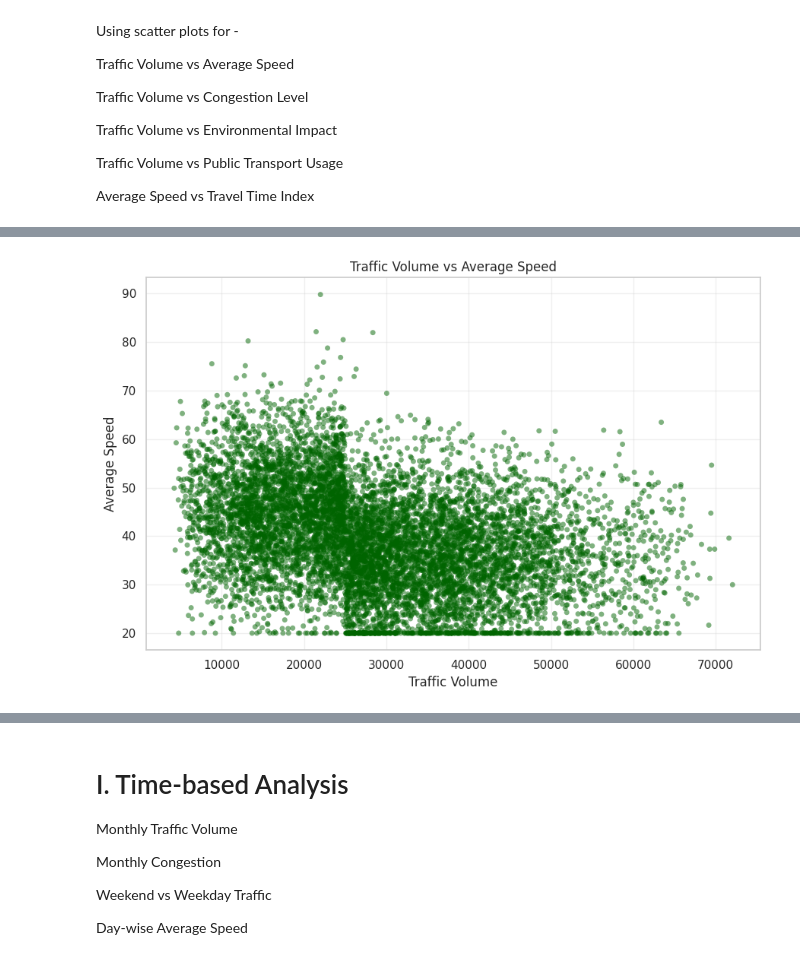
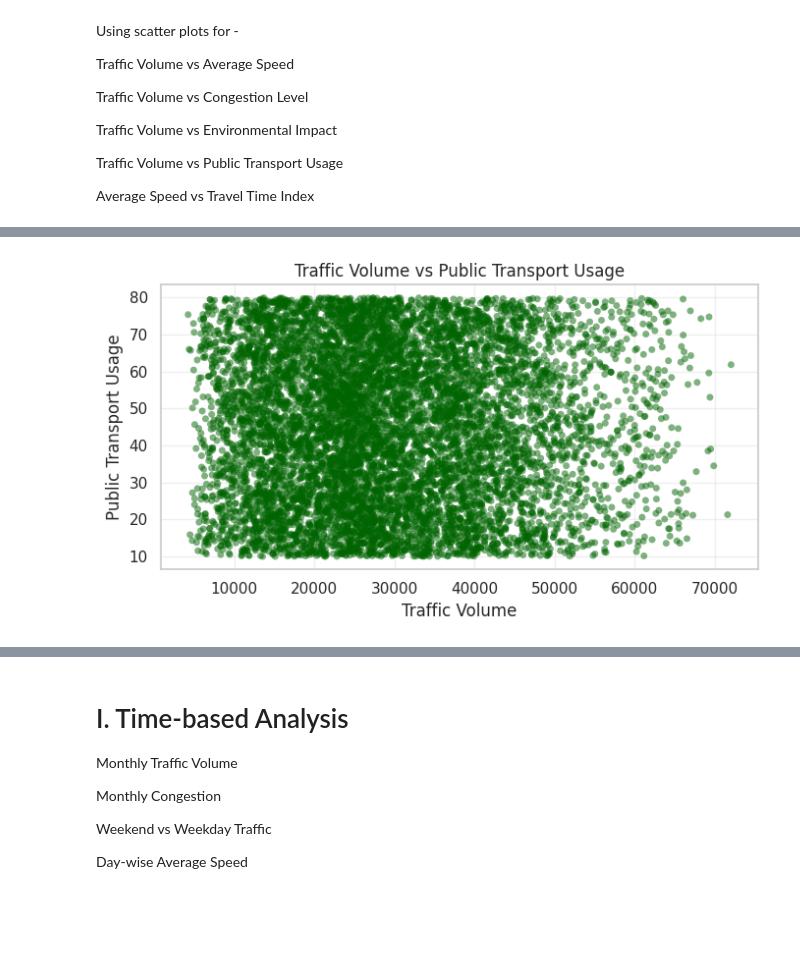
Before and after one commit to RathinG/capstone, a Jupyter notebook: Capstone_Project_(TEAM_1).ipynb, the cells around one changed output, grey strips where cells are left out. Saved outputs shown, nothing was run; the diff lists cells and outputs as text; code cells hidden in the pictures; blank space fills up the shorter version.

Commit message:
Added more visualisations

```diff
--- a/Capstone_Project_(TEAM_1).ipynb
+++ b/Capstone_Project_(TEAM_1).ipynb
@@ -1131,0 +1173,18 @@ Average Speed vs Travel Time Index
+# %%
+# I am grouping traffic volume into intervals of 10000.
+df['Traffic Group'] = (df['Traffic Volume']//10000)*10000
+
+# I am calculating the average speed for each traffic volume interval.
+speed_summary = (
+    df.groupby('Traffic Group')['Average Speed']
+      .mean()
+      .reset_index()
+)
+
+# I am calculating the percentage change in average speed.
+speed_summary['Percentage Change'] = (
+    speed_summary['Average Speed']
+    .pct_change()*100
+)
+
+print(speed_summary)
@@ -1132,76 +1383,6 @@ Average Speed vs Travel Time Index
 # %%
-# I am importing the required libraries for data visualization.
-import matplotlib.pyplot as plt
-import seaborn as sns
-
-# I am setting the visual style for the scatter plots.
-sns.set_style("whitegrid")
-
-# I am creating a scatter plot to examine the relationship between Traffic Volume and Average Speed.
-plt.figure(figsize=(9, 6))
-sns.scatterplot(
-    data=df,
-    x='Traffic Volume',
-    y='Average Speed',
-    color='darkgreen',
-    alpha=0.5,
-    s=25,
-    edgecolor='none'
-)
-
-plt.title('Traffic Volume vs Average Speed')
-plt.xlabel('Traffic Volume')
-plt.ylabel('Average Speed')
-plt.grid(alpha=0.3)
-plt.tight_layout()
-
-plt.show()
-
-
-# I am creating a scatter plot to examine the relationship between Traffic Volume and Congestion Level.
-plt.figure(figsize=(9, 6))
-sns.scatterplot(
-    data=df,
-    x='Traffic Volume',
-    y='Congestion Level',
-    color='darkgreen',
-    alpha=0.5,
-    s=25,
-    edgecolor='none'
-)
-
-plt.title('Traffic Volume vs Congestion Level')
-plt.xlabel('Traffic Volume')
-plt.ylabel('Congestion Level')
-plt.grid(alpha=0.3)
-plt.tight_layout()
-
-plt.show()
-
-
-# I am creating a scatter plot to examine the relationship between Traffic Volume and Environmental Impact.
-plt.figure(figsize=(9, 6))
-sns.scatterplot(
-    data=df,
-    x='Traffic Volume',
-    y='Environmental Impact',
-    color='darkgreen',
-    alpha=0.5,
-    s=25,
-    edgecolor='none'
-)
-
-plt.title('Traffic Volume vs Environmental Impact')
-plt.xlabel('Traffic Volume')
-plt.ylabel('Environmental Impact')
-plt.grid(alpha=0.3)
-plt.tight_layout()
-
-plt.show()
-
-
 # I am creating a scatter plot to examine the relationship between Traffic Volume and Public Transport Usage.
-plt.figure(figsize=(9, 6))
+plt.figure(figsize=(7, 4))
 sns.scatterplot(
     data=df,
     x='Traffic Volume',
@@ -1213,32 +1394,32 @@ sns.scatterplot(
 )
 
 plt.title('Traffic Volume vs Public Transport Usage')
 plt.xlabel('Traffic Volume')
 plt.ylabel('Public Transport Usage')
 plt.grid(alpha=0.3)
 plt.tight_layout()
 
 plt.show()
 
 
 # I am creating a scatter plot to examine the relationship between Average Speed and Travel Time Index.
-plt.figure(figsize=(9, 6))
+plt.figure(figsize=(7, 4))
 sns.scatterplot(
     data=df,
     x='Average Speed',
     y='Travel Time Index',
     color='darkgreen',
     alpha=0.5,
     s=25,
     edgecolor='none'
 )
 
 plt.title('Average Speed vs Travel Time Index')
 plt.xlabel('Average Speed')
 plt.ylabel('Travel Time Index')
 plt.grid(alpha=0.3)
 plt.tight_layout()
 
 plt.show()
 # %% [output]
-[figure, old version]
+[figure, new version]
```
Also changed, not shown: parts of 16 cells of this notebook.
